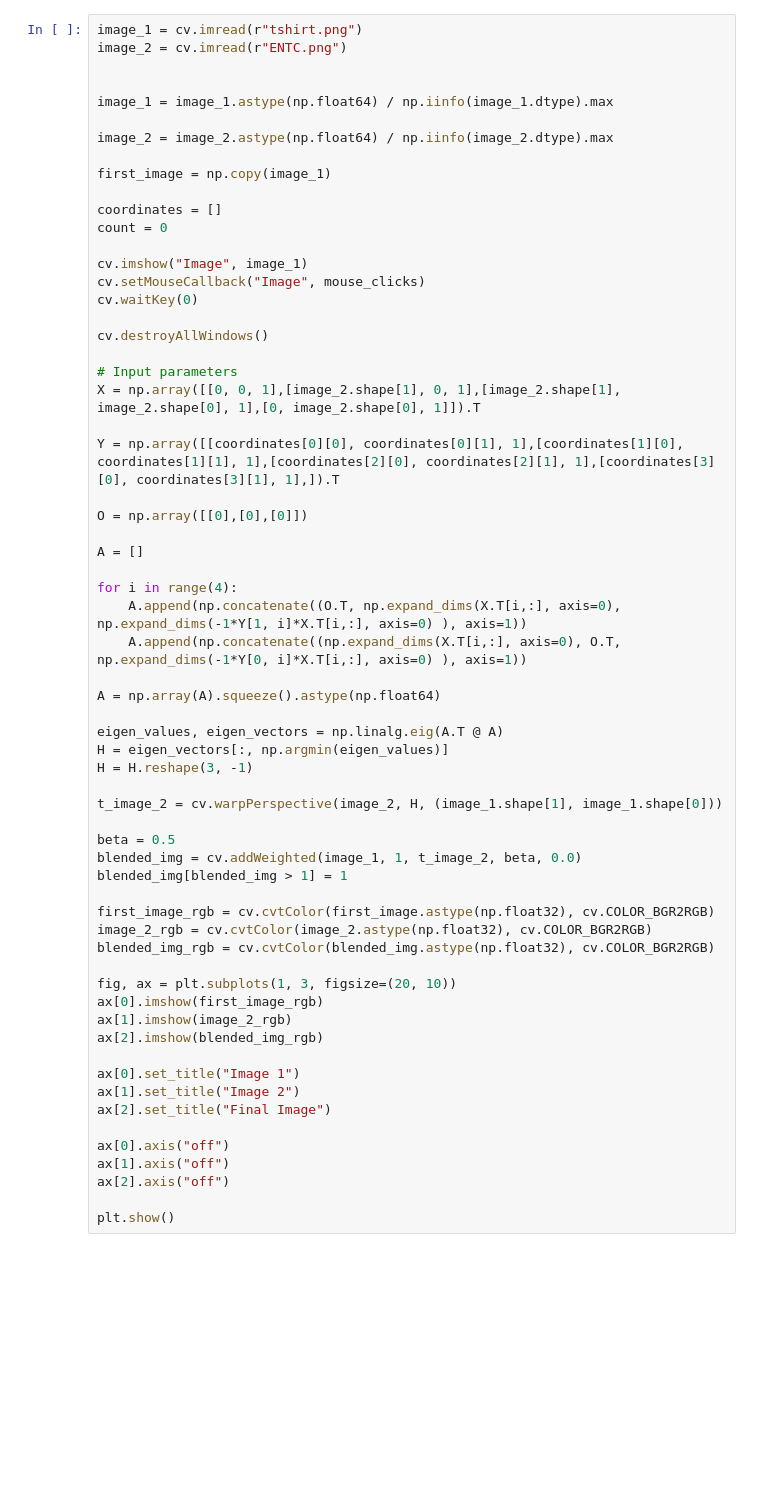
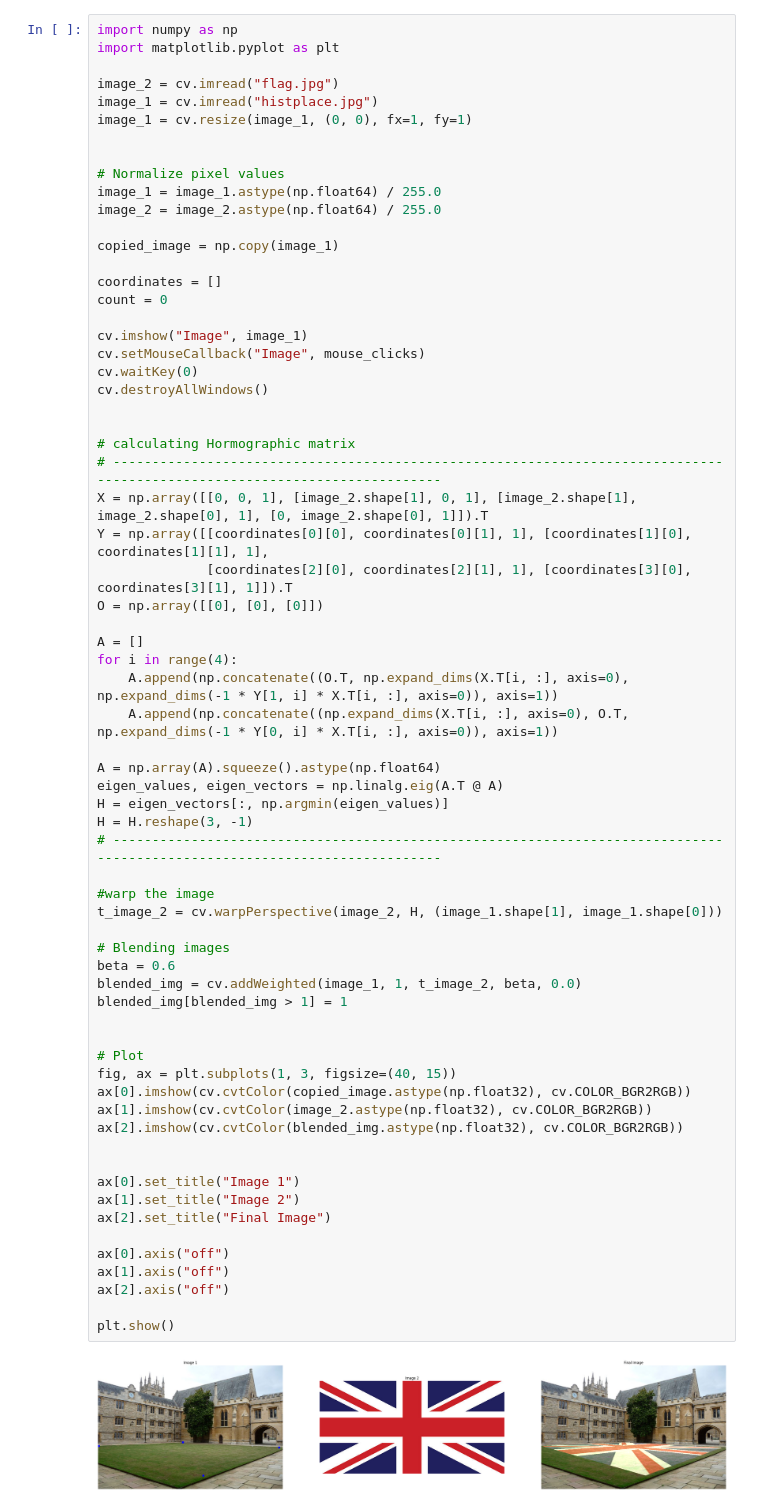
Before and after one commit to dojitha-mirihagalla/EN3160---Image-Processing-and-Machine-Vision, a Jupyter notebook: Assignment 2/Q3/Q3.ipynb, the cells around one changed output. Drawn from its saved outputs; the diff is of its cells as text; blank space fills up the shorter version.

```diff
--- a/Assignment 2/Q3/Q3.ipynb
+++ b/Assignment 2/Q3/Q3.ipynb
@@ -18,13 +29,17 @@ def mouse_clicks(event, x, y, flags, params):
 # %%
-image_1 = cv.imread(r"tshirt.png")
-image_2 = cv.imread(r"ENTC.png")
+import numpy as np
+import matplotlib.pyplot as plt
+
+image_2 = cv.imread("flag.jpg")
+image_1 = cv.imread("histplace.jpg")
+image_1 = cv.resize(image_1, (0, 0), fx=1, fy=1)
 
 
-image_1 = image_1.astype(np.float64) / np.iinfo(image_1.dtype).max
+# Normalize pixel values
+image_1 = image_1.astype(np.float64) / 255.0
+image_2 = image_2.astype(np.float64) / 255.0
 
-image_2 = image_2.astype(np.float64) / np.iinfo(image_2.dtype).max
-
-first_image = np.copy(image_1)
+copied_image = np.copy(image_1)
 
 coordinates = []
 count = 0
@@ -32,49 +47,51 @@ count = 0
 cv.imshow("Image", image_1)
 cv.setMouseCallback("Image", mouse_clicks)
 cv.waitKey(0)
-
 cv.destroyAllWindows()
 
-# Input parameters
-X = np.array([[0, 0, 1],[image_2.shape[1], 0, 1],[image_2.shape[1], image_2.shape[0], 1],[0, image_2.shape[0], 1]]).T
 
-Y = np.array([[coordinates[0][0], coordinates[0][1], 1],[coordinates[1][0], coordinates[1][1], 1],[coordinates[2][0], coordinates[2][1], 1],[coordinates[3][0], coordinates[3][1], 1],]).T
-
-O = np.array([[0],[0],[0]])
+# calculating Hormographic matrix
+# --------------------------------------------------------------------------------------------------------------------------
+X = np.array([[0, 0, 1], [image_2.shape[1], 0, 1], [image_2.shape[1], image_2.shape[0], 1], [0, image_2.shape[0], 1]]).T
+Y = np.array([[coordinates[0][0], coordinates[0][1], 1], [coordinates[1][0], coordinates[1][1], 1],
+              [coordinates[2][0], coordinates[2][1], 1], [coordinates[3][0], coordinates[3][1], 1]]).T
+O = np.array([[0], [0], [0]])
 
 A = []
-
 for i in range(4):
-    A.append(np.concatenate((O.T, np.expand_dims(X.T[i,:], axis=0), np.expand_dims(-1*Y[1, i]*X.T[i,:], axis=0) ), axis=1))
-    A.append(np.concatenate((np.expand_dims(X.T[i,:], axis=0), O.T, np.expand_dims(-1*Y[0, i]*X.T[i,:], axis=0) ), axis=1))
+    A.append(np.concatenate((O.T, np.expand_dims(X.T[i, :], axis=0), np.expand_dims(-1 * Y[1, i] * X.T[i, :], axis=0)), axis=1))
+    A.append(np.concatenate((np.expand_dims(X.T[i, :], axis=0), O.T, np.expand_dims(-1 * Y[0, i] * X.T[i, :], axis=0)), axis=1))
 
 A = np.array(A).squeeze().astype(np.float64)
-
 eigen_values, eigen_vectors = np.linalg.eig(A.T @ A)
 H = eigen_vectors[:, np.argmin(eigen_values)]
 H = H.reshape(3, -1)
+# --------------------------------------------------------------------------------------------------------------------------
 
+#warp the image
 t_image_2 = cv.warpPerspective(image_2, H, (image_1.shape[1], image_1.shape[0]))
 
-beta = 0.5
+# Blending images
+beta = 0.6
 blended_img = cv.addWeighted(image_1, 1, t_image_2, beta, 0.0)
 blended_img[blended_img > 1] = 1
 
-first_image_rgb = cv.cvtColor(first_image.astype(np.float32), cv.COLOR_BGR2RGB)
-image_2_rgb = cv.cvtColor(image_2.astype(np.float32), cv.COLOR_BGR2RGB)
-blended_img_rgb = cv.cvtColor(blended_img.astype(np.float32), cv.COLOR_BGR2RGB)
 
-fig, ax = plt.subplots(1, 3, figsize=(20, 10))
-ax[0].imshow(first_image_rgb)
-ax[1].imshow(image_2_rgb)
-ax[2].imshow(blended_img_rgb)
+# Plot
+fig, ax = plt.subplots(1, 3, figsize=(40, 15))
+ax[0].imshow(cv.cvtColor(copied_image.astype(np.float32), cv.COLOR_BGR2RGB))
+ax[1].imshow(cv.cvtColor(image_2.astype(np.float32), cv.COLOR_BGR2RGB))
+ax[2].imshow(cv.cvtColor(blended_img.astype(np.float32), cv.COLOR_BGR2RGB))
+
 
 ax[0].set_title("Image 1")
 ax[1].set_title("Image 2")
 ax[2].set_title("Final Image")
 
 ax[0].axis("off")
 ax[1].axis("off")
 ax[2].axis("off")
 
 plt.show()
+# %% [output]
+[figure, added]
```
Also changed, not shown: parts of 1 cell of this notebook, 11 other files.
